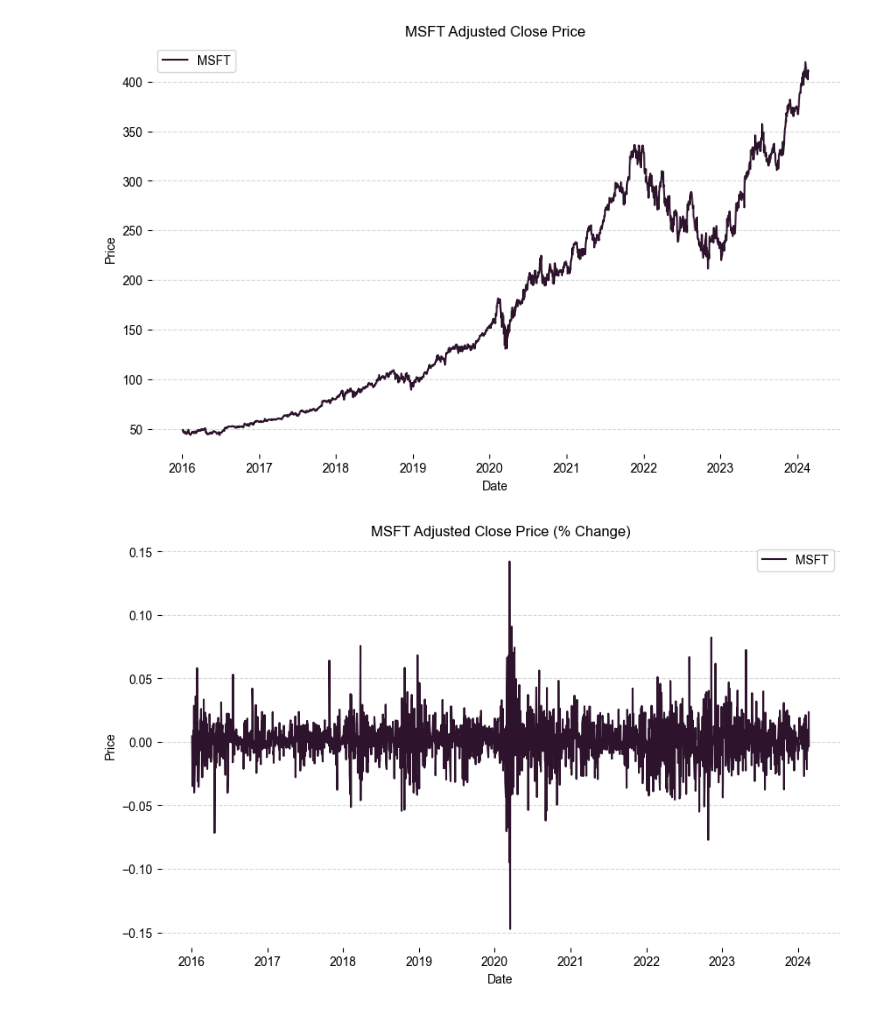
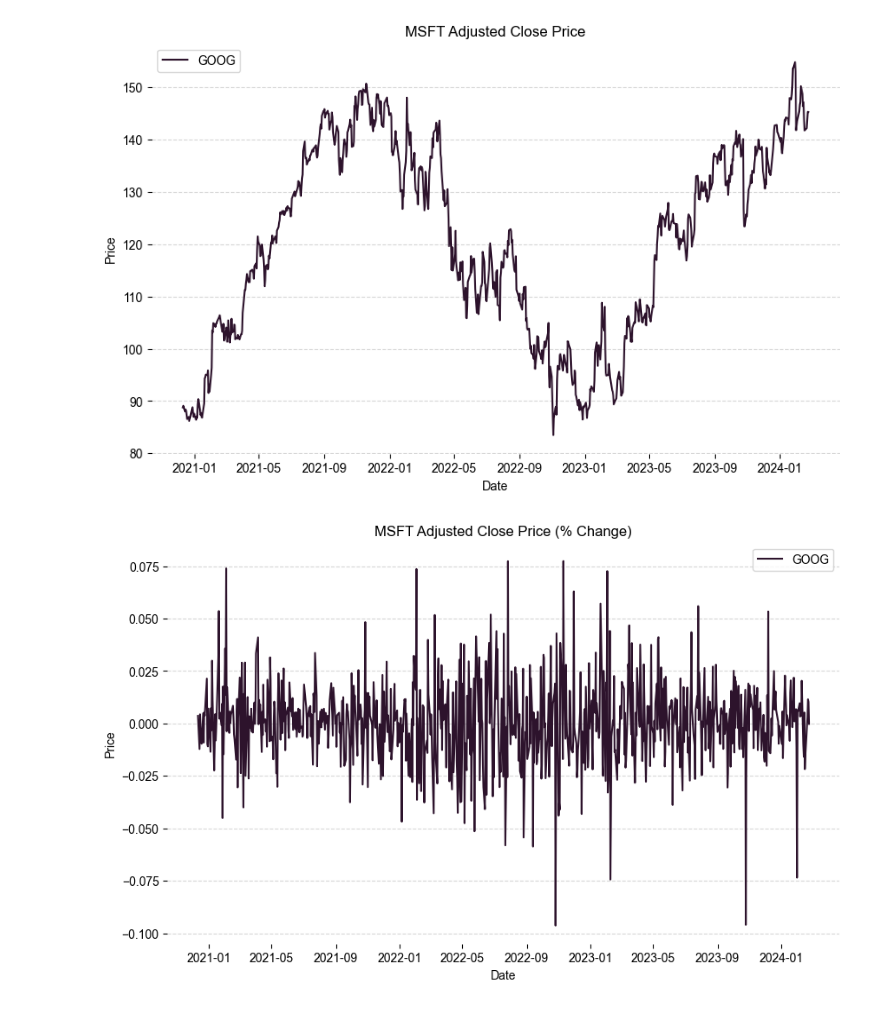
Before and after one commit to piper-of-dawn/DeepLearningWQU, a Jupyter notebook: playground.ipynb, the cells around one changed output. Drawn from its saved outputs; the diff is of its cells as text; code cells hidden in the pictures.

```diff
--- a/playground.ipynb
+++ b/playground.ipynb
@@ -21,5 +5,10 @@ data_msft.head()
+# %%
+TICKER = 'GOOG'
 # %%
-import numpy as np
-data_msft["Ret1"] = data_msft['Adj Close'].pct_change()
-data_msft["Ret120"] = data_msft['Ret1'].rolling(120).apply(lambda x: 100 * (np.prod(1 + x / 100) - 1))
-data_msft["Buy"] = data_msft["Ret120"] > 0
+
+tickers = [TICKER]
+adjusted_close = get_ohlc_data(tickers, start_date='2020-01-01')
+data = pd.DataFrame(adjusted_close[TICKER])
+data["Ret1"] = data['Adj Close'].pct_change()
+data["FutureReturn"] = data['Ret1'].rolling(40).apply(lambda x: 100 * (np.prod(1 + x / 100) - 1))
+data["Buy"] = data["FutureReturn"] > 0
@@ -25,0 +17,8 @@ data_msft["Buy"] = data_msft["Ret120"] > 0
+# %%
+from technical_indicators import calculate_bollinger_bands, calculate_adx, calculate_rsi, calculate_rolling_std, calculate_rolling_mean
+from itertools import product
+for func, window in product([calculate_bollinger_bands,calculate_rsi,calculate_adx, calculate_rolling_std, calculate_rolling_mean], [40,80,120]):
+    series = func(data, window)
+    data[series.name] = series
+data.dropna(inplace=True)
+data.drop(['Ret1', 'FutureReturn', 'Open', 'High', 'Low', 'Adj Close', 'Volume'], axis=1, inplace=True)
@@ -26,10 +110,10 @@ data_msft["Buy"] = data_msft["Ret120"] > 0
 # %%
 from visualisation import plot_smooth_multiline_chart, plot_acf_pacf_side_by_side
-plot_smooth_multiline_chart(data=[(data_msft['Adj Close'].index,data_msft['Adj Close'], 'MSFT')], title='MSFT Adjusted Close Price', x_label='Date',y_label='Price').show()
+plot_smooth_multiline_chart(data=[(data['Close'].index,data['Close'], 'GOOG')], title='MSFT Adjusted Close Price', x_label='Date',y_label='Price').show()
 # %% [output]
-[figure, old version]
+[figure, new version]
 # %%
-plot_smooth_multiline_chart(data=[(data_msft['Adj Close'].index,data_msft['Adj Close'].pct_change(), 'MSFT')], title='MSFT Adjusted Close Price (% Change)', x_label='Date', y_label='Price').show()
+plot_smooth_multiline_chart(data=[(data['Close'].index,data['Close'].pct_change(), 'GOOG')], title='MSFT Adjusted Close Price (% Change)', x_label='Date', y_label='Price').show()
 # %% [output]
-[figure, old version]
+[figure, new version]
 # %%
```
Also changed, not shown: parts of 13 cells of this notebook, 2 other files.
